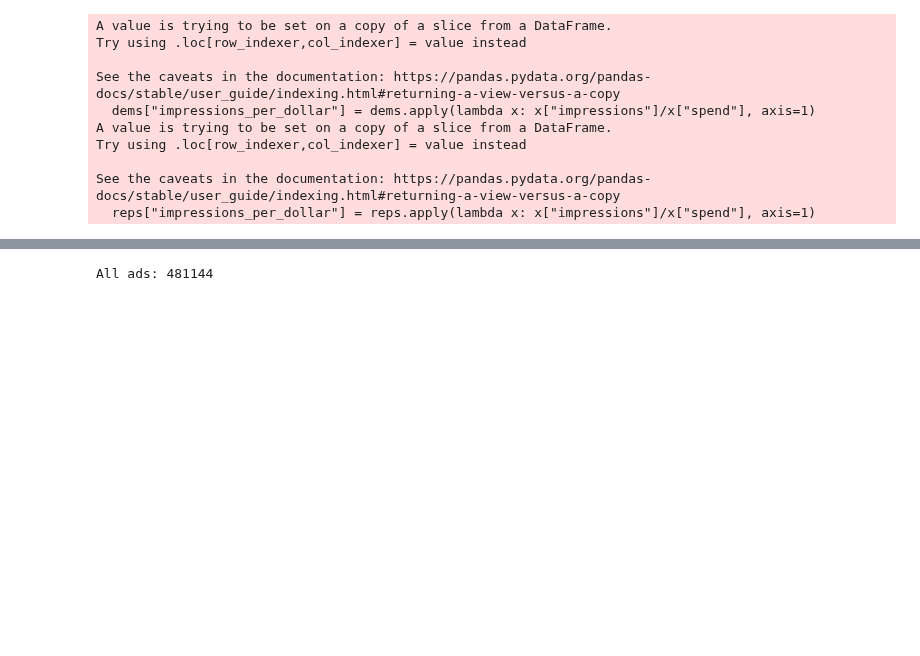
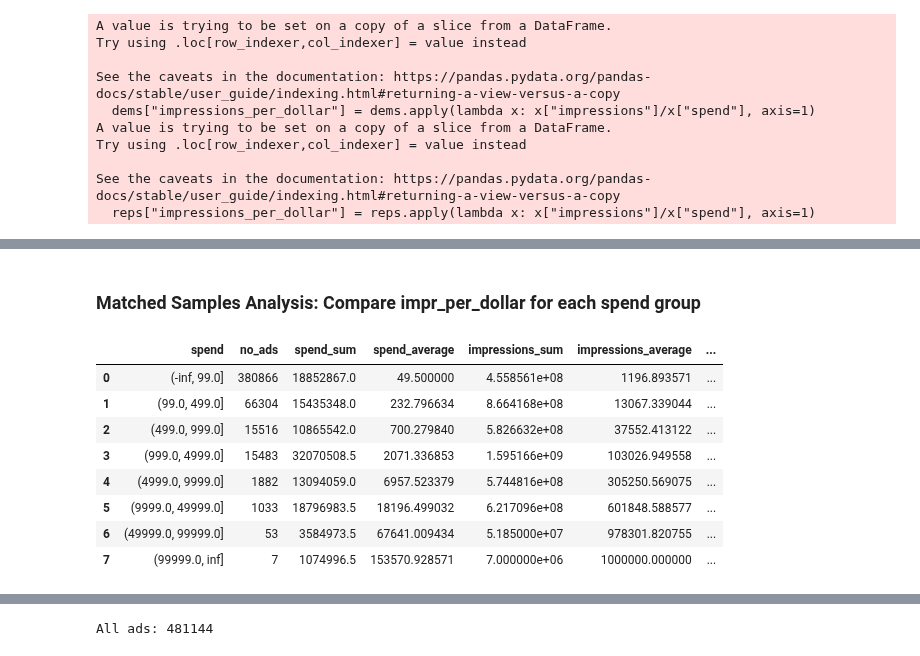
Before and after one commit to lrnz-asnprs/political-ad-api, a Jupyter notebook: notebooks/laurenz_visualizations.ipynb, the cells around one changed output, grey strips where cells are left out. Saved outputs shown, nothing was run; the diff lists cells and outputs as text; code cells hidden in the pictures; blank space fills up the shorter version.

Commit message:
set up for statistical tests

```diff
--- a/notebooks/laurenz_visualizations.ipynb
+++ b/notebooks/laurenz_visualizations.ipynb
@@ -1061,0 +1116,2 @@ See the caveats in the documentation: https://pandas.pydata.org/pandas-docs/stab
+# %% [markdown]
+### Matched Samples Analysis: Compare impr_per_dollar for each spend group
@@ -1061,0 +1147,54 @@ See the caveats in the documentation: https://pandas.pydata.org/pandas-docs/stab
+# %%
+# Democrats
+reps_ranges = reps.groupby(pd.cut(reps["spend"],
+    bins=[-np.inf, 99, 499, 999, 4999, 9999, 49999, 99999, np.inf],
+)).agg(
+    no_ads = ("id", "count"),
+    spend_sum = ("spend", "sum"),
+    spend_average = ("spend", "mean"),
+    impressions_sum = ("impressions", "sum"),
+    impressions_average = ("impressions", "mean"),
+)
+# calculate impressions per dollar spent
+reps_ranges["impressions_per_dollar"] = reps_ranges.apply(lambda x: x["impressions_sum"]/x["spend_sum"], axis=1)
+
+reps_ranges.reset_index(inplace=True)
+
+# add empty column called "ttest_two_sided"
+reps_ranges["ttest_two_sided"] = ""
+# add empty column called "ttest_one_sided_less" -> refers to democrats having lower impr per dollar than replicans
+reps_ranges["ttest_one_sided_less"] = ""
+# %%
+from scipy.stats import ttest_ind
+
+# Do statistical tests for each group
+ranges = dems_ranges["spend"]
+
+# loop through all ranges
+counter = 0
+for i in range(len(ranges)):
+    # check if range is closed
+    democrats = dems[(dems["spend"] > ranges[0].left) & (dems["spend"] <= ranges[i].right)]
+    republicans = reps[(reps["spend"] > ranges[0].left) & (reps["spend"] <= ranges[i].right)]
+    # do statistical tests
+    results_two = ttest_ind(democrats["impressions_per_dollar"], republicans["impressions_per_dollar"])
+    results_one = ttest_ind(democrats["impressions_per_dollar"], republicans["impressions_per_dollar"], alternative="less") # first sample (democrats) are less than republicans
+    # add results to dataframe
+    dems_ranges.at[counter, "ttest_two_sided"] = (results_two.statistic, results_two.pvalue)
+    reps_ranges.at[counter, "ttest_two_sided"] = (results_two.statistic, results_two.pvalue)
+    # one sided ttest
+    dems_ranges.at[counter,"ttest_one_sided_less"] = (results_one.statistic, results_one.pvalue)
+    reps_ranges.at[counter,"ttest_one_sided_less"] = (results_one.statistic, results_one.pvalue)
+    counter = counter + 1
+
+dems_ranges
+# %% [output]
+|  | spend | no_ads | spend_sum | spend_average | impressions_sum | impressions_average | ... |
+| 0 | (-inf, 99.0] | 380866 | 18852867.0 | 49.500000 | 4.558561e+08 | 1196.893571 | ... |
+| 1 | (99.0, 499.0] | 66304 | 15435348.0 | 232.796634 | 8.664168e+08 | 13067.339044 | ... |
+| 2 | (499.0, 999.0] | 15516 | 10865542.0 | 700.279840 | 5.826632e+08 | 37552.413122 | ... |
+| 3 | (999.0, 4999.0] | 15483 | 32070508.5 | 2071.336853 | 1.595166e+09 | 103026.949558 | ... |
+| 4 | (4999.0, 9999.0] | 1882 | 13094059.0 | 6957.523379 | 5.744816e+08 | 305250.569075 | ... |
+| 5 | (9999.0, 49999.0] | 1033 | 18796983.5 | 18196.499032 | 6.217096e+08 | 601848.588577 | ... |
+| 6 | (49999.0, 99999.0] | 53 | 3584973.5 | 67641.009434 | 5.185000e+07 | 978301.820755 | ... |
+| 7 | (99999.0, inf] | 7 | 1074996.5 | 153570.928571 | 7.000000e+06 | 1000000.000000 | ... |
```
Also changed, not shown: parts of 9 cells of this notebook, 1 other file.
